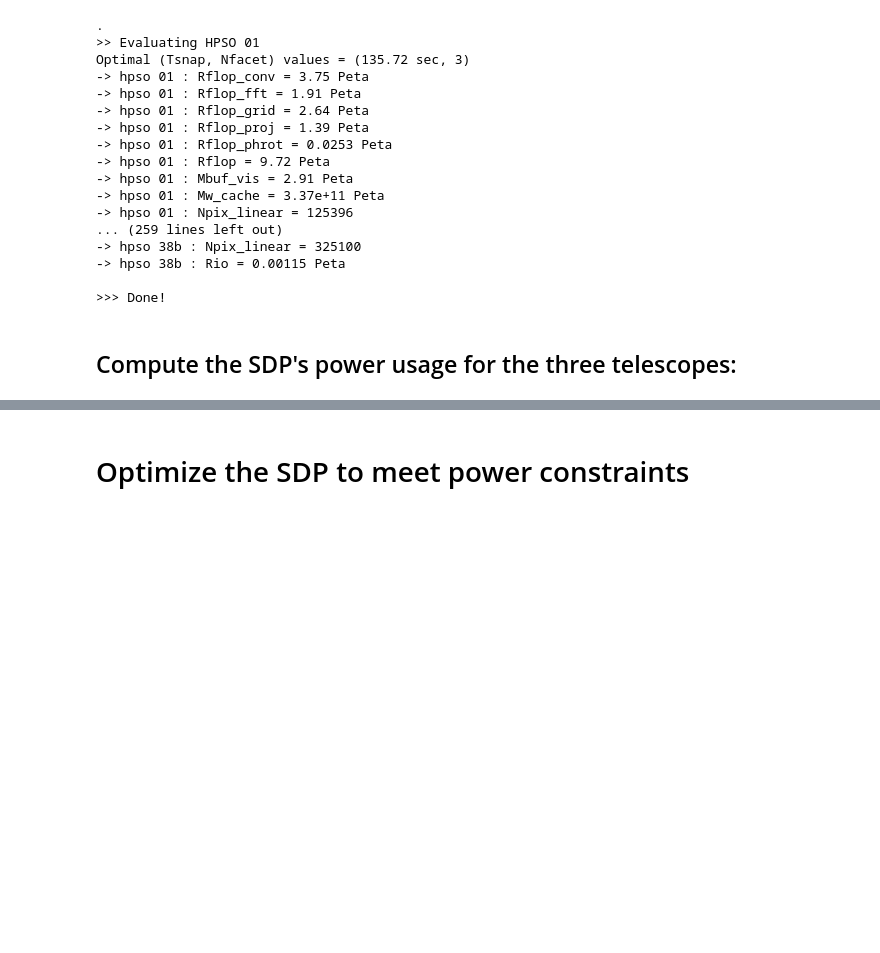
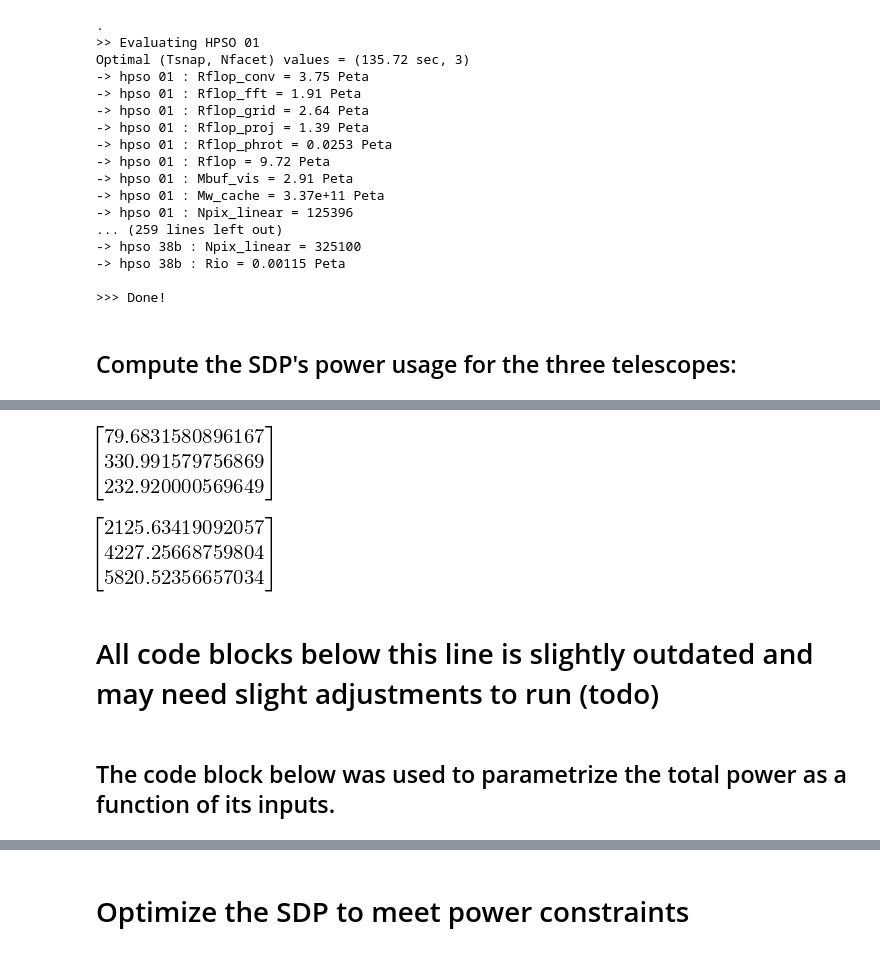
Before and after one commit to top-sim/sdp-par-model, a Jupyter notebook: iPython/SKA1_Performance_Model_PDR05.ipynb, the cells around one changed output, grey strips where cells are left out. Cells and saved outputs as stored; diff of their text form; code cells hidden in the pictures; blank space fills up the shorter version.

```diff
--- a/iPython/SKA1_Performance_Model_PDR05.ipynb
+++ b/iPython/SKA1_Performance_Model_PDR05.ipynb
@@ -548,0 +585,14 @@ SyntaxError: invalid syntax (<string>, line 1)
+# %%
+# The discovery archive's power usage grows by the following amount of kW per year (LOW, MID, SURVEY)
+P_discovery / (1e3*u.W)
+# %% [output]
+[figure, added]
+# %%
+# The complete SDP uses the following amount of kW (LOW, MID, SURVEY). Note that it is dominated by the compute nodes.
+P_sdp / (1e3*u.W)
+# %% [output]
+[figure, added]
+# %% [markdown]
+# All code blocks below this line is slightly outdated and may need slight adjustments to run (todo)
+# %% [markdown]
+## The code block below was used to parametrize the total power as a function of its inputs.
```
Also changed, not shown: parts of 8 cells of this notebook.
